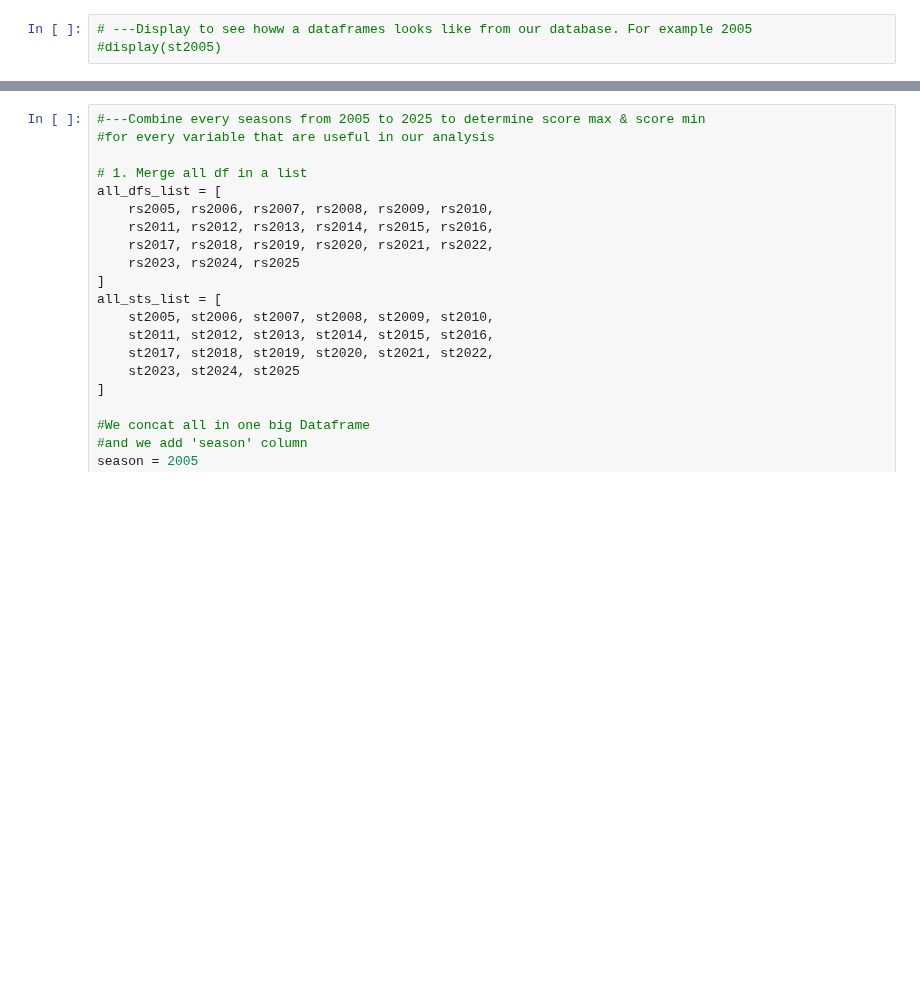
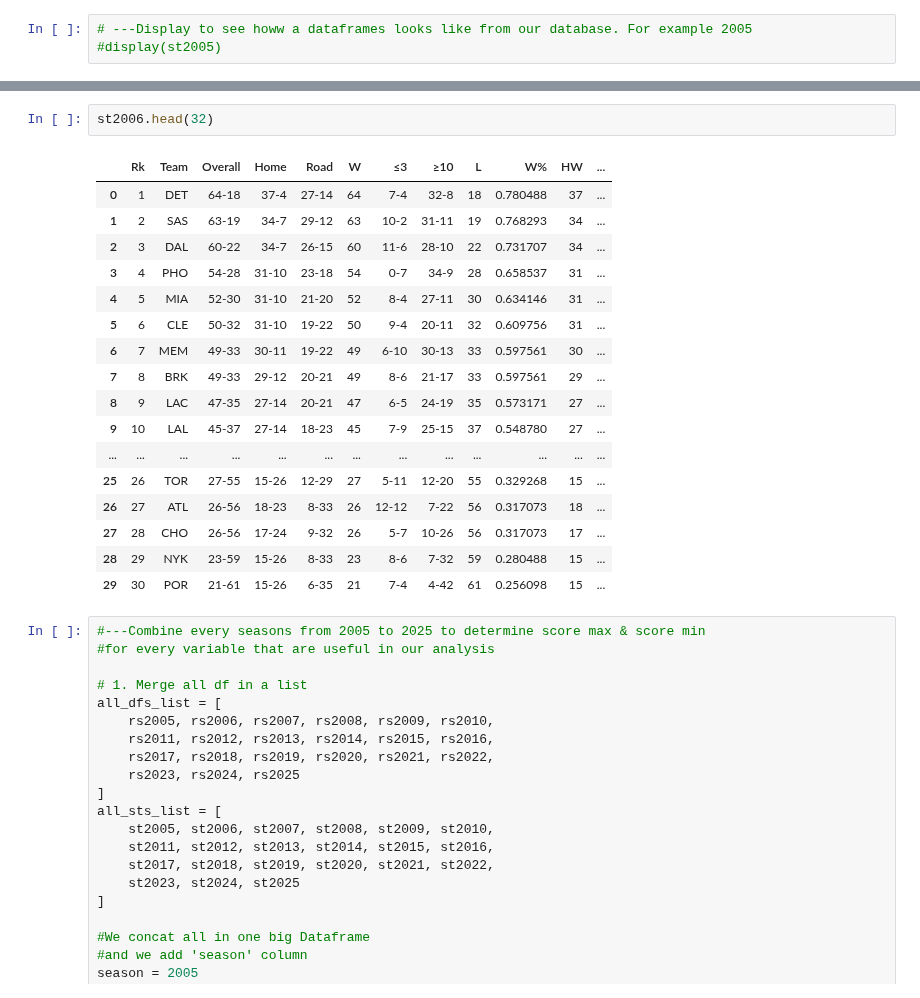
Before and after one commit to maadmaaax/Project_NBA_GroupM, a Jupyter notebook: Analyse_Principale.ipynb, the cells around one changed output, grey strips where cells are left out. Cells and saved outputs as stored; diff of their text form; blank space fills up the shorter version.

```diff
--- a/Analyse_Principale.ipynb
+++ b/Analyse_Principale.ipynb
@@ -239,3 +220,23 @@ for name, df in dfs_dict.items():
+# %%
+st2006.head(32)
+# %% [output]
+|  | Rk | Team | Overall | Home | Road | W | ≤3 | ≥10 | L | W% | HW | ... |
+| 0 | 1 | DET | 64-18 | 37-4 | 27-14 | 64 | 7-4 | 32-8 | 18 | 0.780488 | 37 | ... |
+| 1 | 2 | SAS | 63-19 | 34-7 | 29-12 | 63 | 10-2 | 31-11 | 19 | 0.768293 | 34 | ... |
+| 2 | 3 | DAL | 60-22 | 34-7 | 26-15 | 60 | 11-6 | 28-10 | 22 | 0.731707 | 34 | ... |
+| 3 | 4 | PHO | 54-28 | 31-10 | 23-18 | 54 | 0-7 | 34-9 | 28 | 0.658537 | 31 | ... |
+| 4 | 5 | MIA | 52-30 | 31-10 | 21-20 | 52 | 8-4 | 27-11 | 30 | 0.634146 | 31 | ... |
+| 5 | 6 | CLE | 50-32 | 31-10 | 19-22 | 50 | 9-4 | 20-11 | 32 | 0.609756 | 31 | ... |
+| 6 | 7 | MEM | 49-33 | 30-11 | 19-22 | 49 | 6-10 | 30-13 | 33 | 0.597561 | 30 | ... |
+| 7 | 8 | BRK | 49-33 | 29-12 | 20-21 | 49 | 8-6 | 21-17 | 33 | 0.597561 | 29 | ... |
+| 8 | 9 | LAC | 47-35 | 27-14 | 20-21 | 47 | 6-5 | 24-19 | 35 | 0.573171 | 27 | ... |
+| 9 | 10 | LAL | 45-37 | 27-14 | 18-23 | 45 | 7-9 | 25-15 | 37 | 0.548780 | 27 | ... |
+| ... | ... | ... | ... | ... | ... | ... | ... | ... | ... | ... | ... | ... |
+| 25 | 26 | TOR | 27-55 | 15-26 | 12-29 | 27 | 5-11 | 12-20 | 55 | 0.329268 | 15 | ... |
+| 26 | 27 | ATL | 26-56 | 18-23 | 8-33 | 26 | 12-12 | 7-22 | 56 | 0.317073 | 18 | ... |
+| 27 | 28 | CHO | 26-56 | 17-24 | 9-32 | 26 | 5-7 | 10-26 | 56 | 0.317073 | 17 | ... |
+| 28 | 29 | NYK | 23-59 | 15-26 | 8-33 | 23 | 8-6 | 7-32 | 59 | 0.280488 | 15 | ... |
+| 29 | 30 | POR | 21-61 | 15-26 | 6-35 | 21 | 7-4 | 4-42 | 61 | 0.256098 | 15 | ... |
 # %%
 #---Combine every seasons from 2005 to 2025 to determine score max & score min
 #for every variable that are useful in our analysis
```
Also changed, not shown: parts of 7 cells of this notebook.
